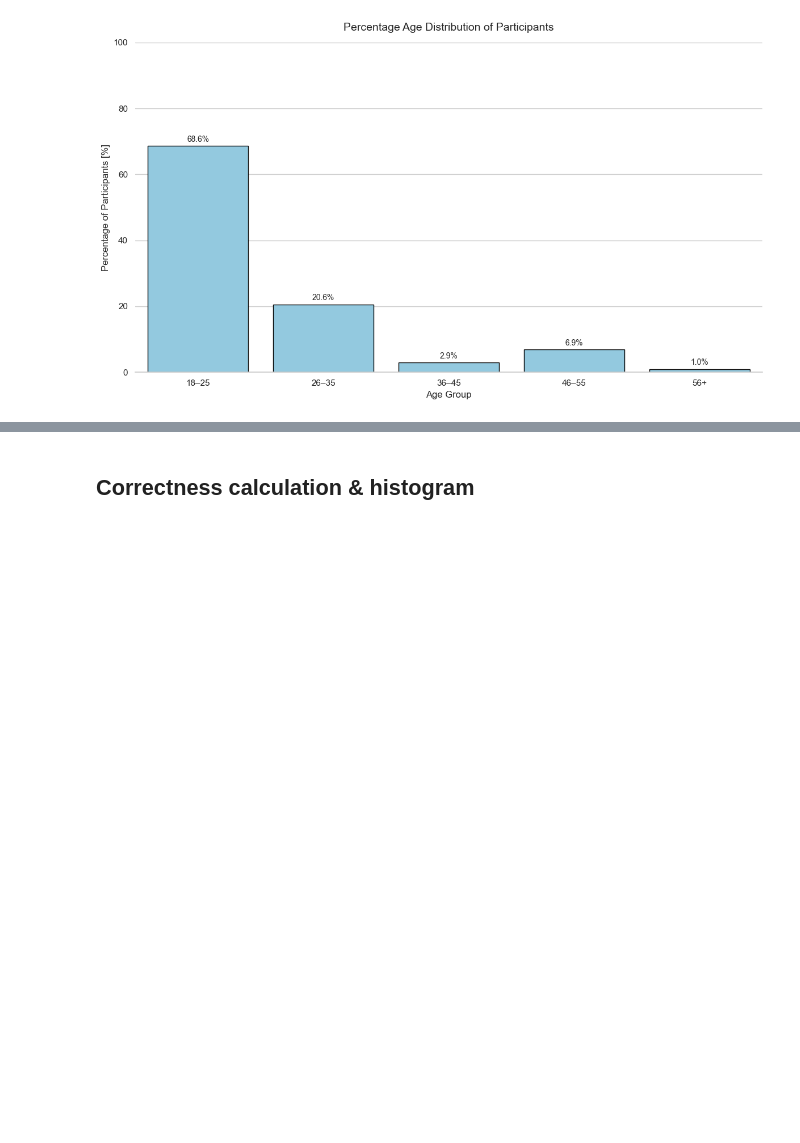
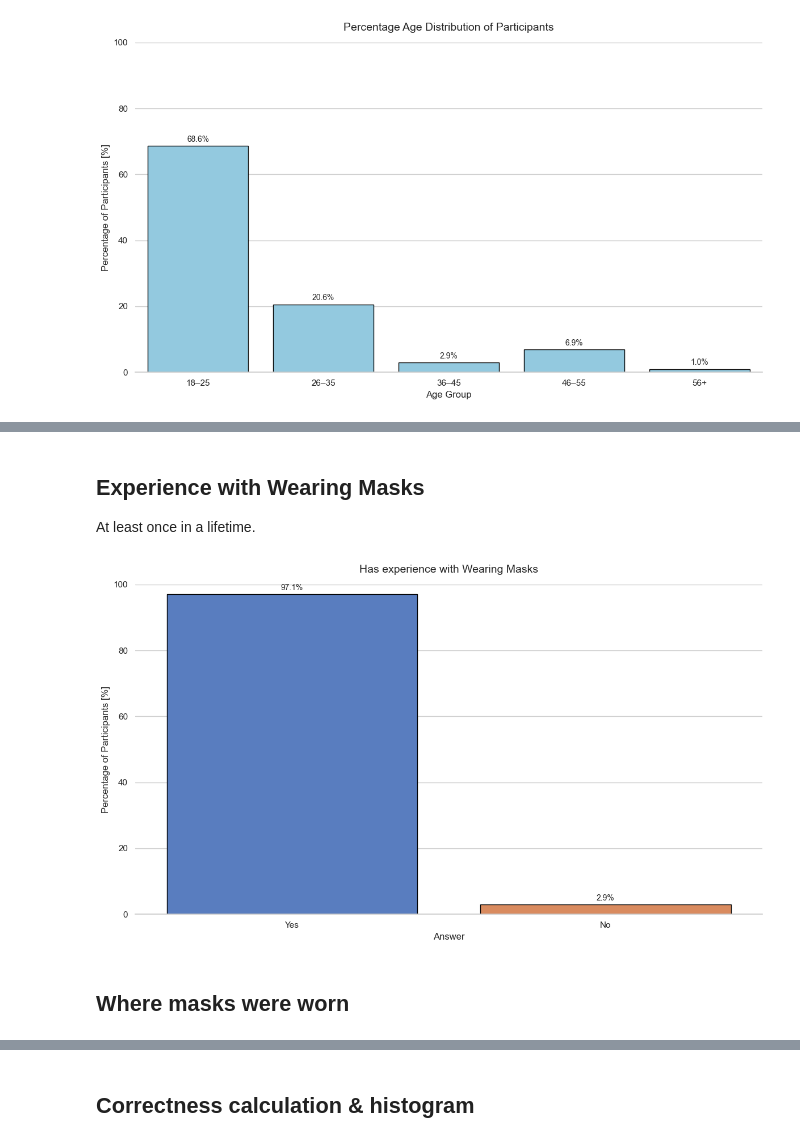
Before and after one commit to KacperJarosik/Emotion-AI-Detector-vs-Human, a Jupyter notebook: 5 form evaluation.ipynb, the cells around one changed output, grey strips where cells are left out. Saved outputs shown, nothing was run; the diff lists cells and outputs as text; code cells hidden in the pictures; blank space fills up the shorter version.

```diff
--- a/5 - form evaluation.ipynb
+++ b/5 form evaluation.ipynb
@@ -314,0 +318,9 @@ plot_bar_chart(data=df_plot_context, x="Context", y="Percentage", title="Context
+# %% [markdown]
+## Experience with Wearing Masks
+At least once in a lifetime.
+# %%
+plot_single_column(df, col_exp, "Has experience with Wearing Masks", "Answer", wrap_width=15)
+# %% [output]
+[figure, added]
+# %% [markdown]
+## Where masks were worn
```
Also changed, not shown: parts of 11 cells of this notebook, 4 other files.
